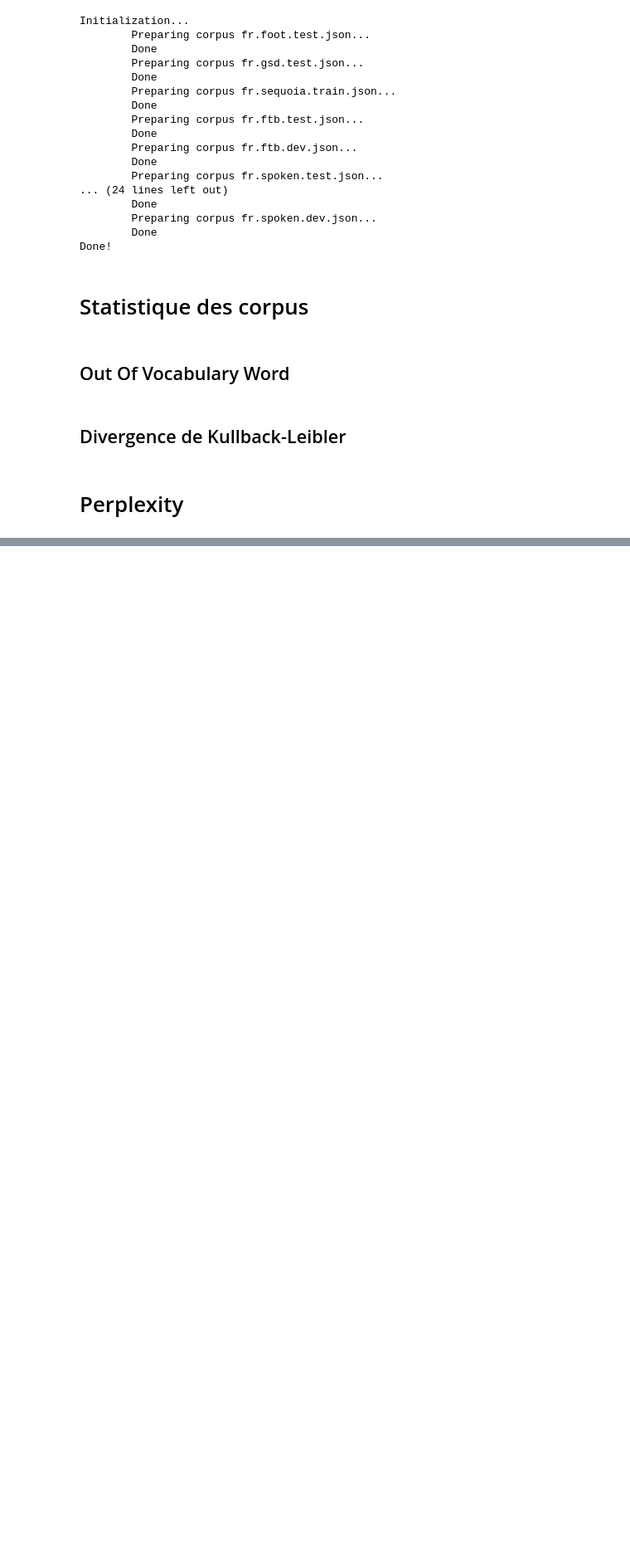
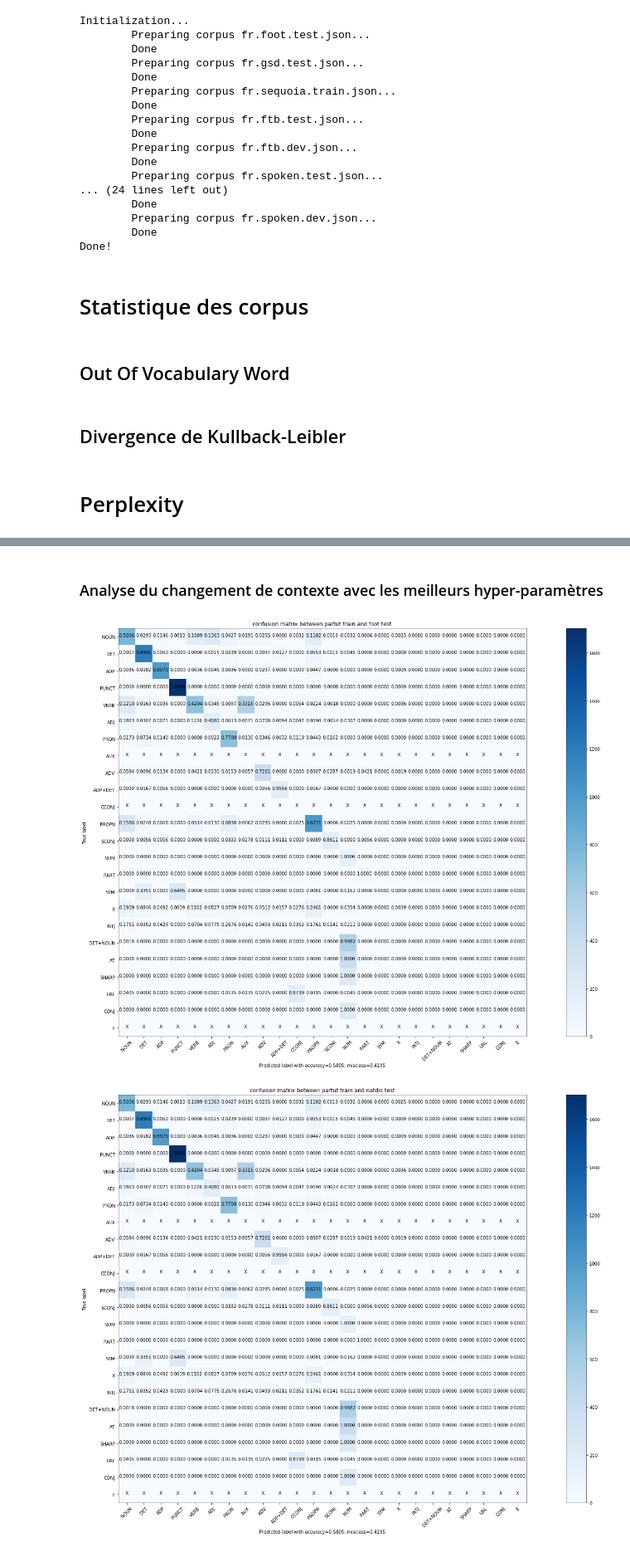
Before and after one commit to FusRoman/IntroMLProjet, a Jupyter notebook: src/IntroMLProject.ipynb, the cells around one changed output, grey strips where cells are left out. Shown at 83% size. Drawn from its saved outputs; the diff is of its cells as text; code cells hidden in the pictures; blank space fills up the shorter version.

Commit message:
added results graph

```diff
--- a/src/IntroMLProject.ipynb
+++ b/src/IntroMLProject.ipynb
@@ -201,0 +175,37 @@ print(scoreDev)
+# %% [markdown]
+### Analyse du changement de contexte avec les meilleurs hyper-paramètres
+# %%
+footTest = da.listeCorpus["foot"].testDataSet
+natdisTest = da.listeCorpus["natdis"].testDataSet
+
+Xfoot, Yfoot = ft.buildFeature(footTest)
+Xnatdis, Ynatdis = ft.buildFeature(natdisTest)
+# %%
+corpus = ["partut", "pud", "sequoia", "spoken"]
+bestParam = [(15, "entropy", "mean"), (16, "entropy", "mean"), (17, "entropy", "median"), (15, "entropy", "mean")]
+
+for nameDataset, (max_depth, split_criterion, gen_test) in zip(corpus, bestParam):
+    train = da.listeCorpus[nameDataset].trainDataSet
+    Xtrain, Ytrain = ft.buildFeature(train)
+
+
+    decisionTree = dtree.DecisionTreeClassifier(Xtrain, Ytrain,
+                                                max_depth=max_depth,
+                                                split_criterion=split_criterion,
+                                                gen_test=gen_test)
+    tree = decisionTree.fit()
+
+    scoreFoot, cm_foot = decisionTree.modelScore(tree, Xfoot, Yfoot)
+    scoreNatdis, cm_natdis = decisionTree.modelScore(tree, Xnatdis, Ynatdis)
+
+    cm_foot_fig = ma.showConfusionMatrix(
+            cm_foot, decisionTree.classLabel.keys(), title="confusion matrix between " + nameDataset + " train and foot test")
+
+    cm_natdis_fig = ma.showConfusionMatrix(
+            cm_foot, decisionTree.classLabel.keys(), title="confusion matrix between " + nameDataset + " train and natdis test")
+
+    cm_foot_fig.savefig("../results/decisionTree/confusion_matrix_foot_" + nameDataset)
+    cm_natdis_fig.savefig("../results/decisionTree/confusion_matrix_natdis_" + nameDataset)
+# %% [output]
+[figure, added]
+[figure, added]
```
Also changed, not shown: parts of 8 cells of this notebook, 23 other files.
